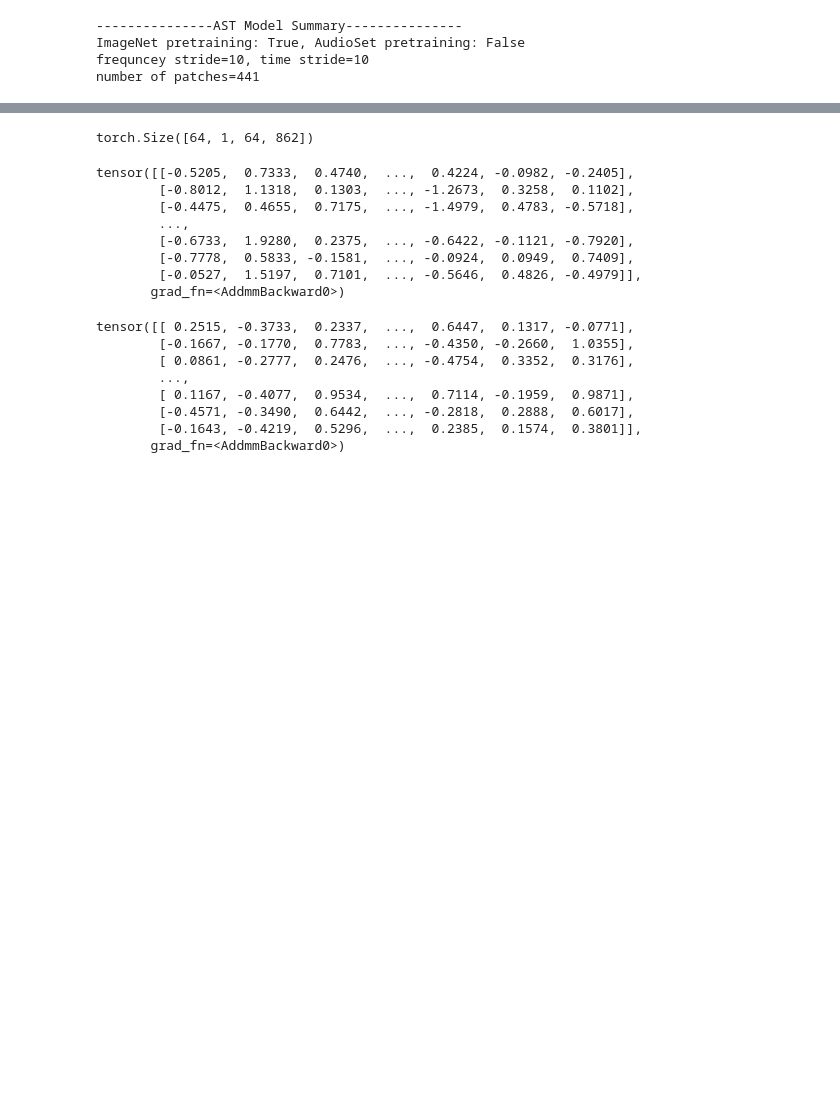
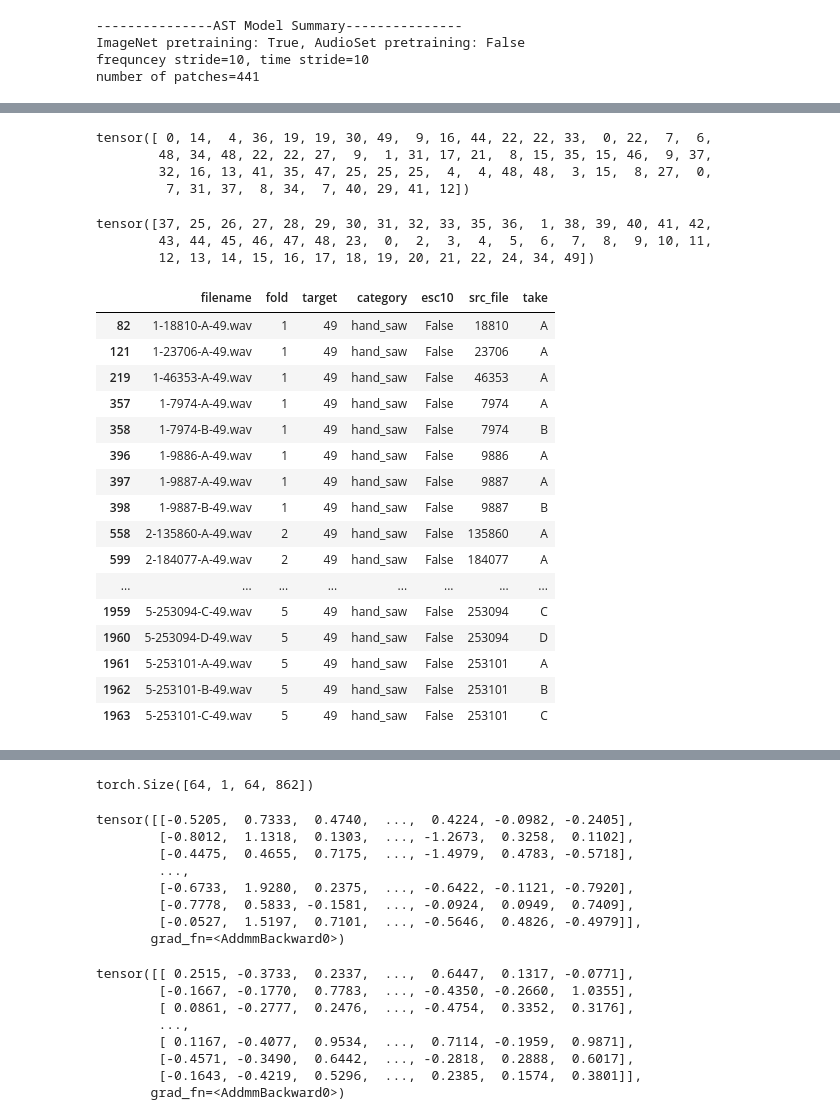
Before and after one commit to Aykhan-sh/Audio-classification-on-ESC-50, a Jupyter notebook: debug.ipynb, the cells around one changed output, grey strips where cells are left out. Drawn from its saved outputs; the diff is of its cells as text; code cells hidden in the pictures; blank space fills up the shorter version.

```diff
--- a/debug.ipynb
+++ b/debug.ipynb
@@ -52,0 +98,33 @@ audios, targets = next(iter(dataloader))
+# %%
+targets.argmax(1).shape
+# %% [output]
+tensor([ 0, 14,  4, 36, 19, 19, 30, 49,  9, 16, 44, 22, 22, 33,  0, 22,  7,  6,
+        48, 34, 48, 22, 22, 27,  9,  1, 31, 17, 21,  8, 15, 35, 15, 46,  9, 37,
+        32, 16, 13, 41, 35, 47, 25, 25, 25,  4,  4, 48, 48,  3, 15,  8, 27,  0,
+         7, 31, 37,  8, 34,  7, 40, 29, 41, 12])
+# %%
+targets[7].argsort()
+# %% [output]
+tensor([37, 25, 26, 27, 28, 29, 30, 31, 32, 33, 35, 36,  1, 38, 39, 40, 41, 42,
+        43, 44, 45, 46, 47, 48, 23,  0,  2,  3,  4,  5,  6,  7,  8,  9, 10, 11,
+        12, 13, 14, 15, 16, 17, 18, 19, 20, 21, 22, 24, 34, 49])
+# %%
+df.loc[df.target==49]
+# %% [output]
+|  | filename | fold | target | category | esc10 | src_file | take |
+| 82 | 1-18810-A-49.wav | 1 | 49 | hand_saw | False | 18810 | A |
+| 121 | 1-23706-A-49.wav | 1 | 49 | hand_saw | False | 23706 | A |
+| 219 | 1-46353-A-49.wav | 1 | 49 | hand_saw | False | 46353 | A |
+| 357 | 1-7974-A-49.wav | 1 | 49 | hand_saw | False | 7974 | A |
+| 358 | 1-7974-B-49.wav | 1 | 49 | hand_saw | False | 7974 | B |
+| 396 | 1-9886-A-49.wav | 1 | 49 | hand_saw | False | 9886 | A |
+| 397 | 1-9887-A-49.wav | 1 | 49 | hand_saw | False | 9887 | A |
+| 398 | 1-9887-B-49.wav | 1 | 49 | hand_saw | False | 9887 | B |
+| 558 | 2-135860-A-49.wav | 2 | 49 | hand_saw | False | 135860 | A |
+| 599 | 2-184077-A-49.wav | 2 | 49 | hand_saw | False | 184077 | A |
+| ... | ... | ... | ... | ... | ... | ... | ... |
+| 1959 | 5-253094-C-49.wav | 5 | 49 | hand_saw | False | 253094 | C |
+| 1960 | 5-253094-D-49.wav | 5 | 49 | hand_saw | False | 253094 | D |
+| 1961 | 5-253101-A-49.wav | 5 | 49 | hand_saw | False | 253101 | A |
+| 1962 | 5-253101-B-49.wav | 5 | 49 | hand_saw | False | 253101 | B |
+| 1963 | 5-253101-C-49.wav | 5 | 49 | hand_saw | False | 253101 | C |
```
Also changed, not shown: parts of 15 cells of this notebook, 6 other files.
